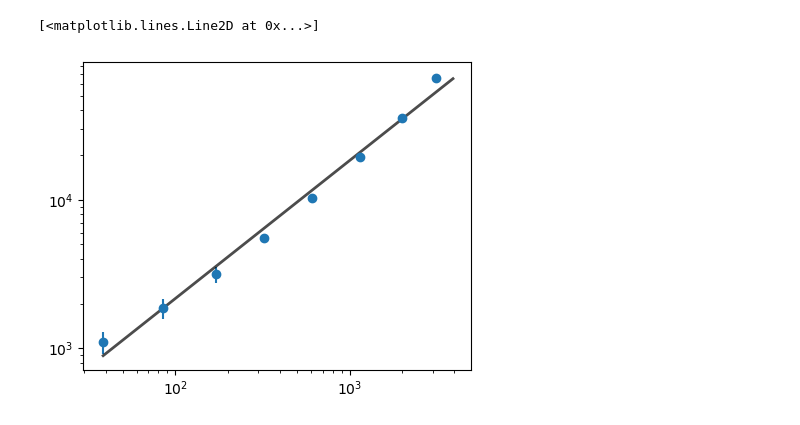
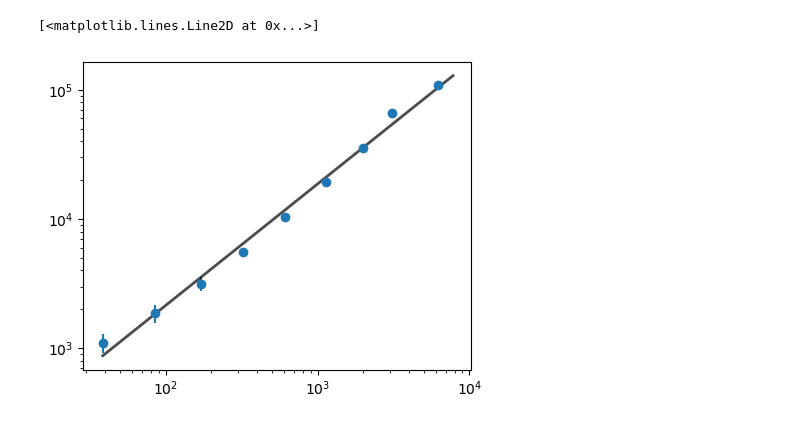
Before and after one commit to eshanking/time-kill-protocol, a Jupyter notebook: data/calibration_code/calibration_02152024.ipynb, the cells around one changed output. Saved outputs shown, nothing was run; the diff lists cells and outputs as text; code cells hidden in the pictures.

```diff
--- a/data/calibration_code/calibration_02152024.ipynb
+++ b/data/calibration_code/calibration_02152024.ipynb
@@ -10,3 +23,27 @@ import pickle
+# %%
+od_file = '../calibration_data/calibration_02072024/EK_single_OD600_20240206_134841.xlsx'
+
+p_od = AutoRate.Plate(od_file,mode='single_measurement')
+od_data = p_od.od_data_to_dict(p_od.data)
+
+# col 11 is background
+
+rows = ['B','C','D','E','F','G']
+cols = ['2','3','4','5','6','7','8','9','10','11']
+
+bg_est = np.mean([od_data[r+'11'] for r in rows])
+
+od_mean = []
+od_err = []
+
+for col in cols:
+    od_mean.append(np.mean([od_data[r+col] for r in rows]))
+    od_err.append(np.std([od_data[r+col] for r in rows])/np.sqrt(len(rows)))
+
+od_mean = od_mean - bg_est
+
+od_cfu = np.array(od_mean)
+od_cfu_err = np.array(od_err)
 # %%
 # OD to CFU conversion
 
@@ -62,32 +99,33 @@ ab_err = np.array(ab_err)
 # %%
 # convert OD estimates to CFU
 
 # od_t = np.log10(od_mean[0:-1])
 # cell_count_est = 10**reg.predict(od_t.reshape(-1,1))
 cell_count_est = od_to_cfu(od_mean[0:-1])
 cell_count_est_err = cell_count_est*np.log(10)*od_err[0:-1]/od_mean[0:-1]
 
 fig,ax = plt.subplots(figsize=(5,4))
 
-ax.errorbar(ab_mean[1:-1],cell_count_est[1:],yerr=cell_count_est_err[1:],xerr=ab_err[1:-1],fmt='o',label='AB')
+# ax.errorbar(ab_mean[1:-1],cell_count_est[1:],yerr=cell_count_est_err[1:],xerr=ab_err[1:-1],fmt='o',label='AB')
+ax.errorbar(ab_mean[:-1],cell_count_est,yerr=cell_count_est_err,xerr=ab_err[:-1],fmt='o',label='AB')
 
 ax.set_yscale('log')
 ax.set_xscale('log')
 
 # weighted linear regression
 
-x = np.log10(ab_mean[1:-1])
-y = np.log10(cell_count_est[1:])
-w = 1/cell_count_est_err[1:]
+x = np.log10(ab_mean[:-1])
+y = np.log10(cell_count_est)
+w = 1/cell_count_est_err
 
 reg = LinearRegression().fit(x.reshape(-1,1),y)
 
 # plot fit
 
 x_fit = np.linspace(np.min(x),np.max(x)+0.1,100)
 y_fit = reg.predict(x_fit.reshape(-1,1))
 
 ax.plot(10**x_fit,10**y_fit,'k',label='fit',alpha=0.7,linewidth=2)
 # %% [output]
 [<matplotlib.lines.Line2D at 0x...>]
-[figure, old version]
+[figure, new version]
```
Also changed, not shown: parts of 4 cells of this notebook, 19 other files.
